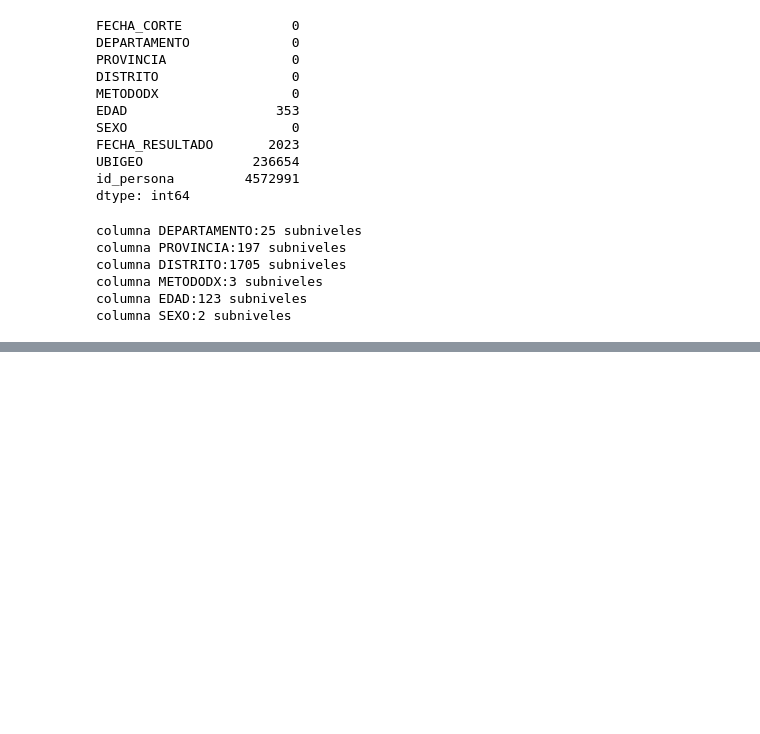
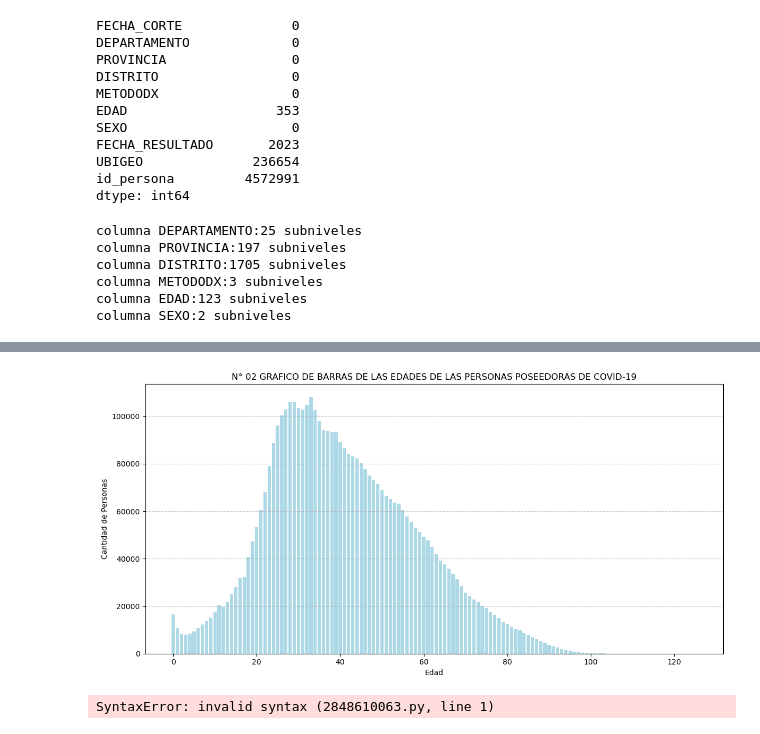
Before and after one commit to alexd7537/proyecto-de-Alex, a Jupyter notebook: limpieza y analisis de datos.ipynb, the cells around one changed output, grey strips where cells are left out. Drawn from its saved outputs; the diff is of its cells as text; code cells hidden in the pictures; blank space fills up the shorter version.

```diff
--- a/limpieza y analisis de datos.ipynb
+++ b/limpieza y analisis de datos.ipynb
@@ -134,0 +170,17 @@ basedat
+# %%
+edades_conteo = basedat['EDAD'].value_counts().sort_index()
+plt.figure(figsize=(12, 6))
+plt.bar(edades_conteo.index, edades_conteo.values, color='lightblue')
+plt.xlabel('Edad')
+plt.ylabel('Cantidad de Personas')
+plt.title('N° 02 GRAFICO DE BARRAS DE LAS EDADES DE LAS PERSONAS POSEEDORAS DE COVID-19')
+plt.grid(axis='y', linestyle='--', alpha=0.7)
+plt.tight_layout()
+plt.show()
+# %% [output]
+[figure, added]
+# %%
+pip install geopandas
+#intalamos geopandas para poder utilizar el mapa de calor
+# %% [output]
+SyntaxError: invalid syntax (2848610063.py, line 1)
```
Also changed, not shown: parts of 30 cells of this notebook.
